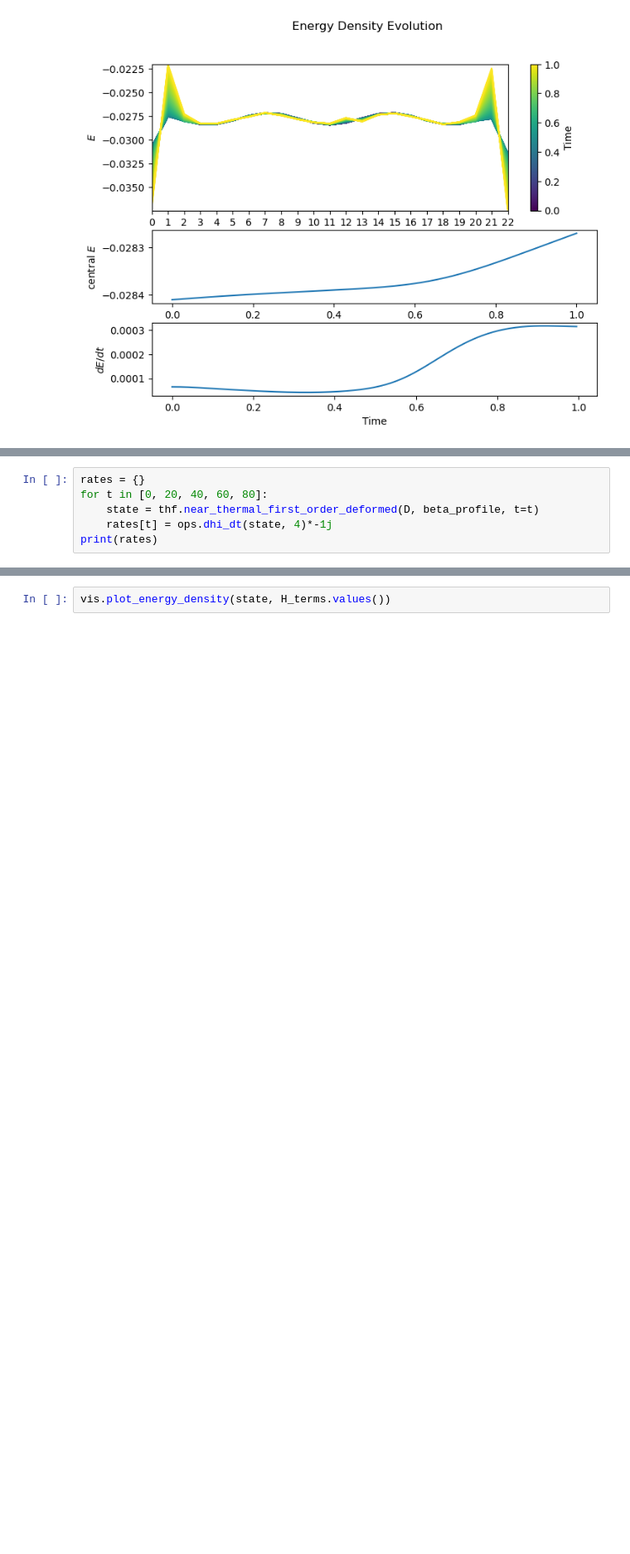
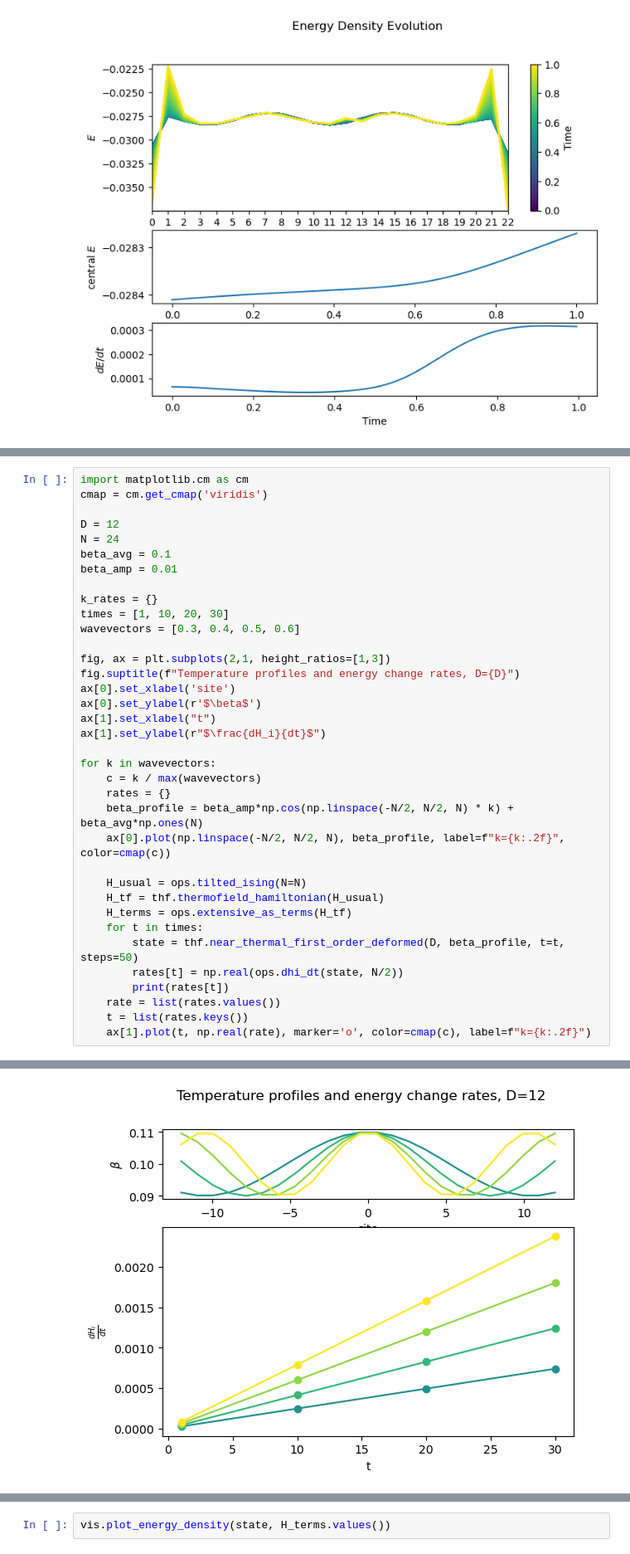
Before and after one commit to OscarCharlieST/quantum-tensor, a Jupyter notebook: active.ipynb, the cells around one changed output, grey strips where cells are left out. Shown at 83% size. Drawn from its saved outputs; the diff is of its cells as text; blank space fills up the shorter version.

```diff
--- a/active.ipynb
+++ b/active.ipynb
@@ -531,7 +547,37 @@ ops.dhi_dt(state, 4)*-1j
 # %%
-rates = {}
-for t in [0, 20, 40, 60, 80]:
-    state = thf.near_thermal_first_order_deformed(D, beta_profile, t=t)
-    rates[t] = ops.dhi_dt(state, 4)*-1j
-print(rates)
+import matplotlib.cm as cm
+cmap = cm.get_cmap('viridis')
+
+D = 12
+N = 24
+beta_avg = 0.1
+beta_amp = 0.01
+
+k_rates = {}
+times = [1, 10, 20, 30]
+wavevectors = [0.3, 0.4, 0.5, 0.6]
+
+fig, ax = plt.subplots(2,1, height_ratios=[1,3])
+fig.suptitle(f"Temperature profiles and energy change rates, D={D}")
+ax[0].set_xlabel('site')
+ax[0].set_ylabel(r'$\beta$')
+ax[1].set_xlabel("t")
+ax[1].set_ylabel(r"$\frac{dH_i}{dt}$")
+
+for k in wavevectors:
+    c = k / max(wavevectors)
+    rates = {}
+    beta_profile = beta_amp*np.cos(np.linspace(-N/2, N/2, N) * k) + beta_avg*np.ones(N)
+    ax[0].plot(np.linspace(-N/2, N/2, N), beta_profile, label=f"k={k:.2f}", color=cmap(c))
+
+    H_usual = ops.tilted_ising(N=N)
+    H_tf = thf.thermofield_hamiltonian(H_usual)
+    H_terms = ops.extensive_as_terms(H_tf)
+    for t in times:
+        state = thf.near_thermal_first_order_deformed(D, beta_profile, t=t, steps=50)
+        rates[t] = np.real(ops.dhi_dt(state, N/2))
+        print(rates[t])
+    rate = list(rates.values())
+    t = list(rates.keys())
+    ax[1].plot(t, np.real(rate), marker='o', color=cmap(c), label=f"k={k:.2f}")
 # %% [output]
@@ -549 +601,2 @@ Final energy: (-30.00000000000002+5.551115123125783e-17j)
+[figure, added]
 # %%
```
Also changed, not shown: parts of 13 cells of this notebook, 1 other file.
